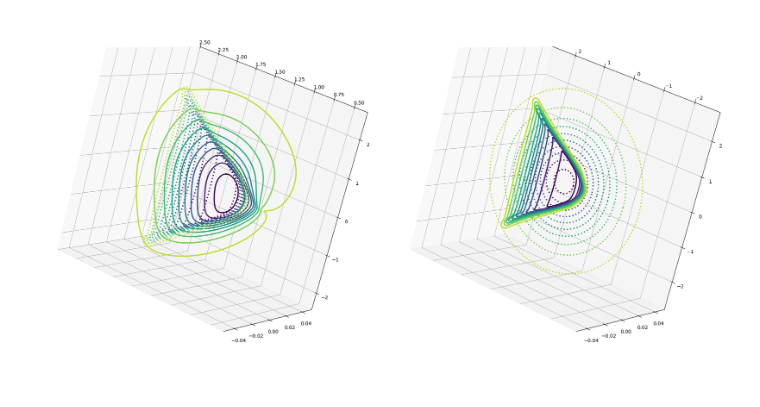
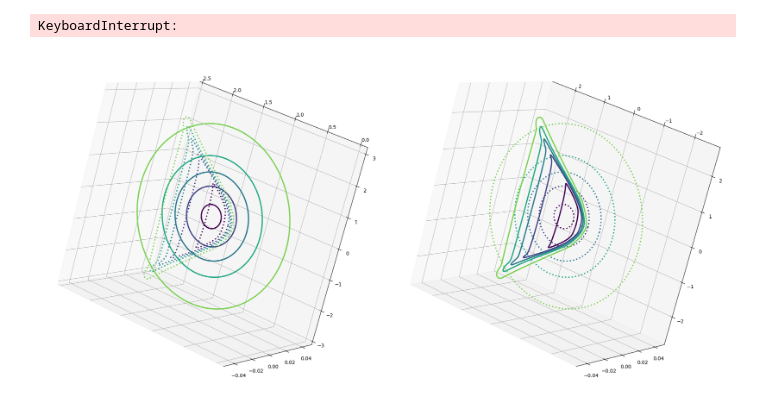
Before and after one commit to VldKnd/conformal_prediction_in_large_dimensions, a Jupyter notebook: notebooks/schrodinger_bridge.ipynb, the cells around one changed output. Drawn from its saved outputs; the diff is of its cells as text; code cells hidden in the pictures.

```diff
--- a/notebooks/schrodinger_bridge.ipynb
+++ b/notebooks/schrodinger_bridge.ipynb
@@ -29,9 +29,9 @@ train_parameters = TrainParameters(
 )
 
 iterative_markovian_fitting_parameters = IterativeMarkovianFittingParameters(
-    number_of_training_iterations=10000,
+    number_of_training_iterations=2000,
     number_of_markovian_projections=10,
-    noise_sigma_in_sde=0.1
+    noise_sigma_in_sde=1.
 )
 # %%
 _ = quantile.fit(
@@ -39,6 +39,8 @@ _ = quantile.fit(
     train_parameters=train_parameters,
     iterative_markovian_fitting_parameters=iterative_markovian_fitting_parameters
 )
+# %% [output]
+KeyboardInterrupt:
 # %%
 path_for_models_weights = "../attic/models/schrodinger_bridge/schrodinger_bridge_picnn_banana.pth"
 quantile.save(path=path_for_models_weights)
@@ -46,9 +48,9 @@ quantile.save(path=path_for_models_weights)
 # %%
 from utils.plot import plot_quantile_levels_from_dataset
 
 plot_quantile_levels_from_dataset(
-    model=quantile, dataset=synthetic_dataset, conditional_value=torch.Tensor([[1.5]]),
-    number_of_quantile_levels=10, tensor_parameters={}
+    model=quantile, dataset=synthetic_dataset, conditional_value=torch.Tensor([[1.2]]),
+    number_of_quantile_levels=5, tensor_parameters={}
 )
 # %% [output]
-[figure, old version]
+[figure, new version]
```
Also changed, not shown: parts of 1 cell of this notebook, 2 other files.
